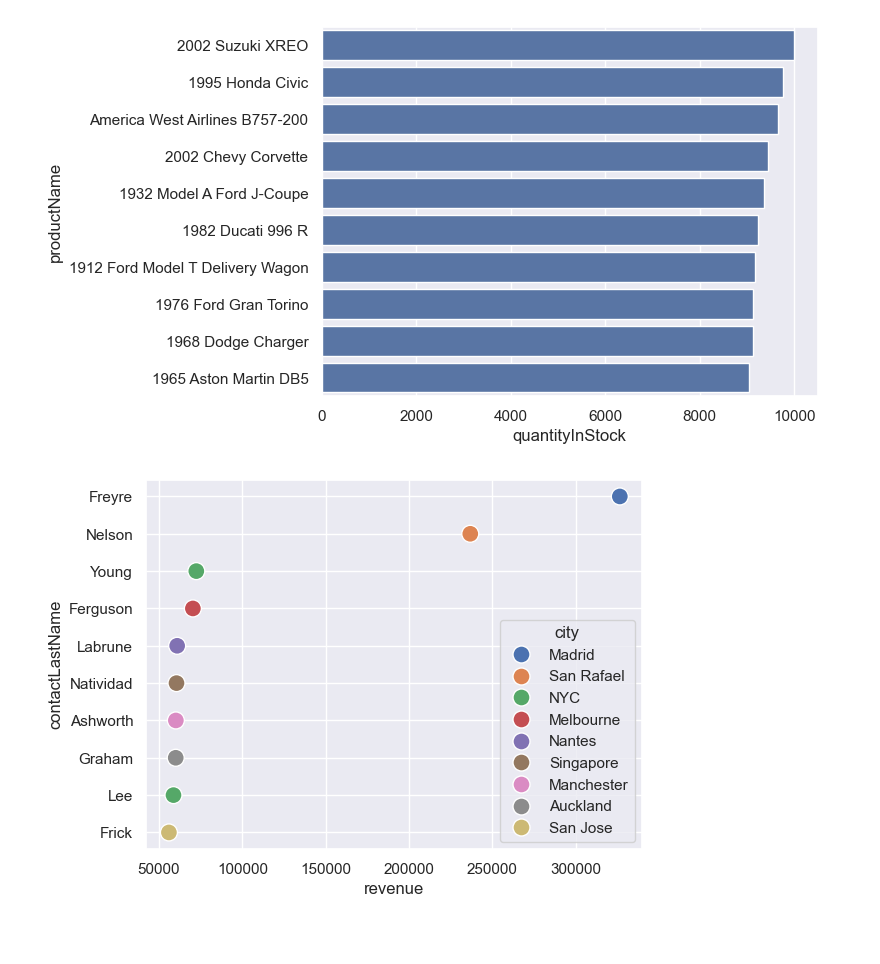
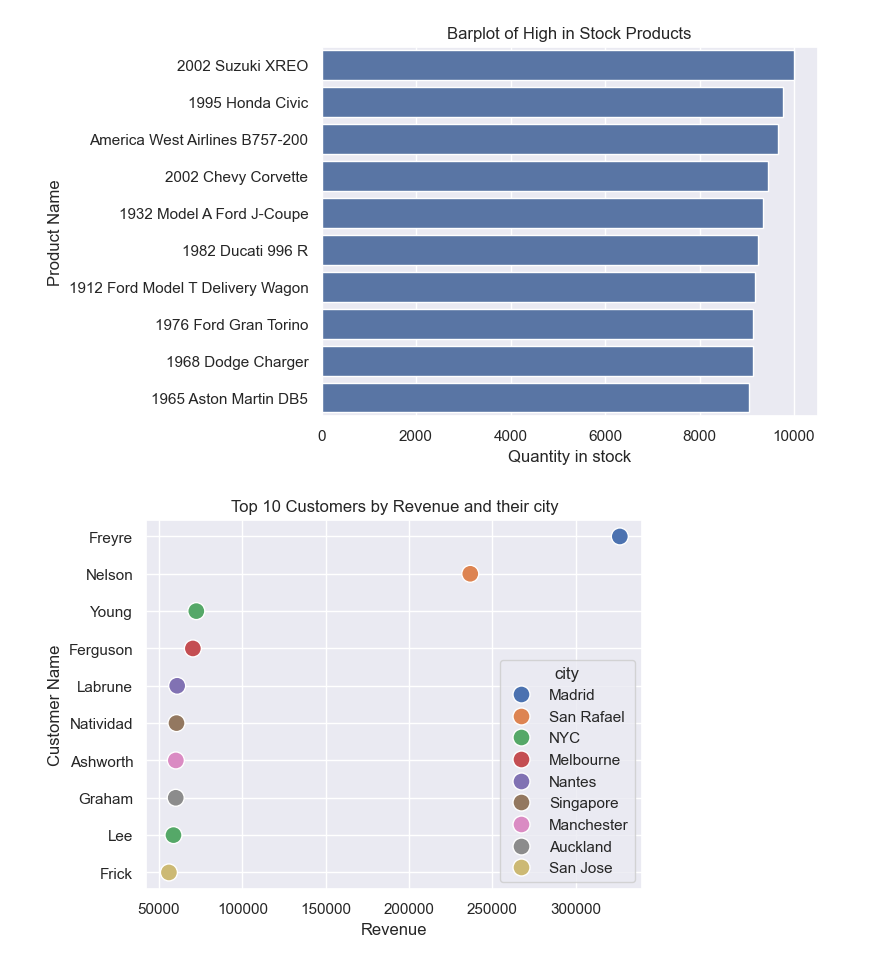
Before and after one commit to tanzhu91/Customers-Products-Analysis-with-SQL, a Jupyter notebook: customers_&_product_analysis.ipynb, the cells around one changed output. Saved outputs shown, nothing was run; the diff lists cells and outputs as text; code cells hidden in the pictures; blank space fills up the shorter version.

```diff
--- a/customers_&_product_analysis.ipynb
+++ b/customers_&_product_analysis.ipynb
@@ -8,4 +9,4 @@ df2 = pd.read_csv('customers_low_credit_limit.csv')
 # %%
-df3 = pd.read_csv('low_in_stock_products.csv')
-df4 = pd.read_csv('high_in_stock_products.csv')
+df3 = pd.read_csv('data/low_in_stock_products.csv')
+df4 = pd.read_csv('data/high_in_stock_products.csv')
 # %%
@@ -28,12 +35,18 @@ sns.barplot(data=df3,y='productName',x='quantityInStock',order=order);
 # %%
 #high in stock products
-sns.barplot(data=df4,y='productName',x='quantityInStock');
+sns.barplot(data=df4,y='productName',x='quantityInStock')
+plt.title('Barplot of High in Stock Products')
+plt.ylabel('Product Name')
+plt.xlabel('Quantity in stock');
 # %% [output]
-[figure, old version]
+[figure, new version]
 # %%
 #top customers by revenue
-sns.scatterplot(data=df5,y='contactLastName',x='revenue',hue='city',s=150);
+sns.scatterplot(data=df5,y='contactLastName',x='revenue',hue='city',s=150)
+plt.title('Top 10 Customers by Revenue and their city')
+plt.ylabel('Customer Name')
+plt.xlabel('Revenue');
 # %% [output]
-[figure, old version]
+[figure, new version]
 # %%
 #bottom customers by revenue
```
Also changed, not shown: parts of 9 cells of this notebook.
